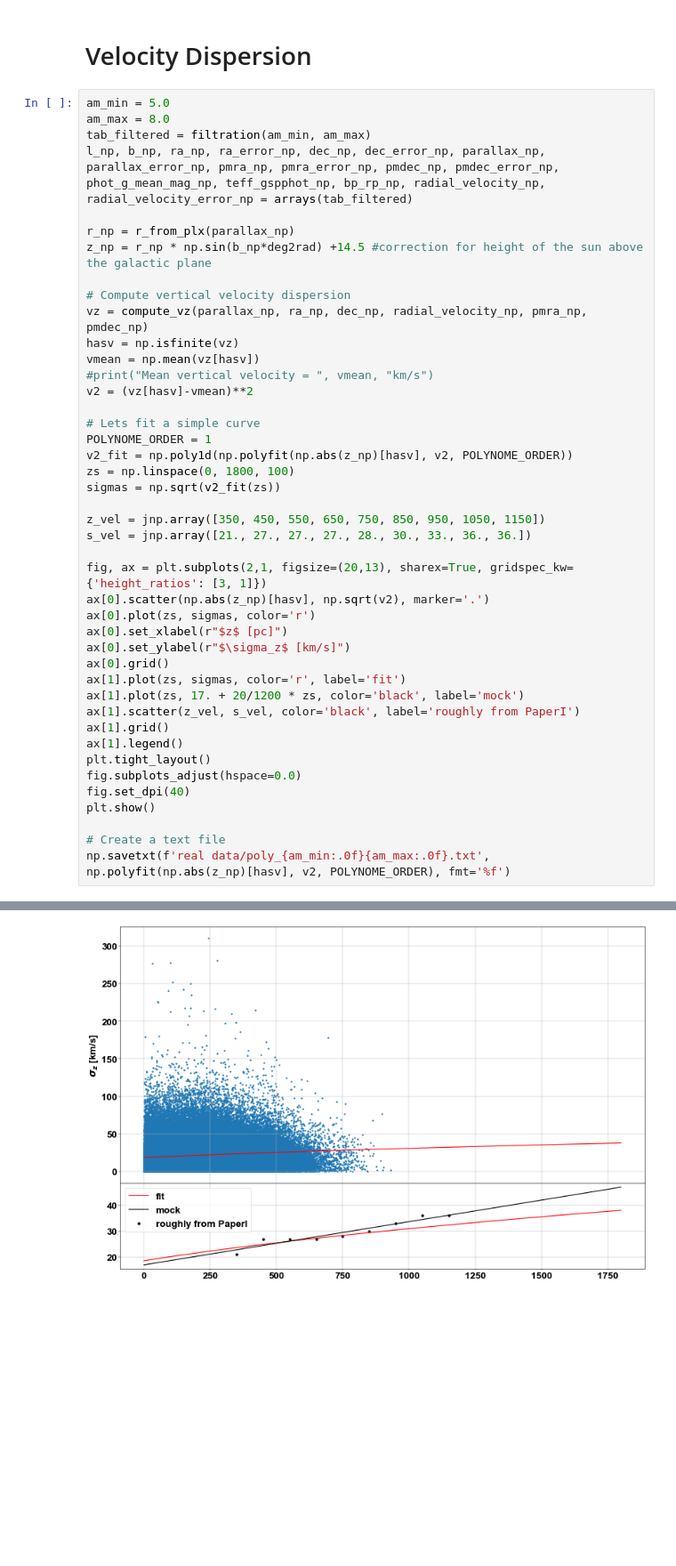
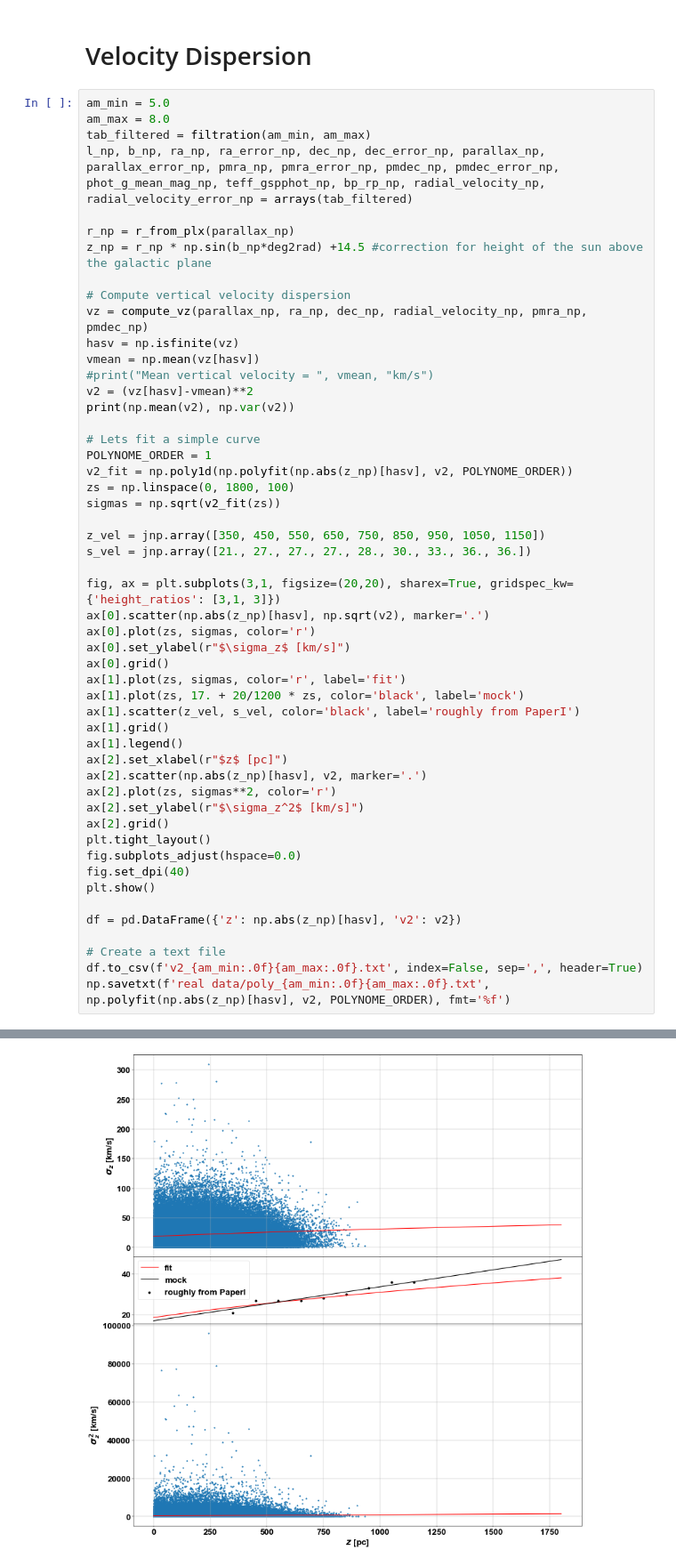
Before and after one commit to rubba0220/Bachelorarbeit, a Jupyter notebook: GaiaDR3_Data.ipynb, the cells around one changed output, grey strips where cells are left out. Shown at 89% size. Cells and saved outputs as stored; diff of their text form; blank space fills up the shorter version.

```diff
--- a/GaiaDR3_Data.ipynb
+++ b/GaiaDR3_Data.ipynb
@@ -364,6 +364,7 @@ hasv = np.isfinite(vz)
 vmean = np.mean(vz[hasv])
 #print("Mean vertical velocity = ", vmean, "km/s")
 v2 = (vz[hasv]-vmean)**2
+print(np.mean(v2), np.var(v2))
 
 # Lets fit a simple curve
 POLYNOME_ORDER = 1
@@ -374,10 +375,9 @@ sigmas = np.sqrt(v2_fit(zs))
 z_vel = jnp.array([350, 450, 550, 650, 750, 850, 950, 1050, 1150])
 s_vel = jnp.array([21., 27., 27., 27., 28., 30., 33., 36., 36.])
 
-fig, ax = plt.subplots(2,1, figsize=(20,13), sharex=True, gridspec_kw={'height_ratios': [3, 1]})
+fig, ax = plt.subplots(3,1, figsize=(20,20), sharex=True, gridspec_kw={'height_ratios': [3,1, 3]})
 ax[0].scatter(np.abs(z_np)[hasv], np.sqrt(v2), marker='.')
 ax[0].plot(zs, sigmas, color='r')
-ax[0].set_xlabel(r"$z$ [pc]")
 ax[0].set_ylabel(r"$\sigma_z$ [km/s]")
 ax[0].grid()
 ax[1].plot(zs, sigmas, color='r', label='fit')
@@ -385,12 +385,20 @@ ax[1].plot(zs, 17. + 20/1200 * zs, color='black', label='mock')
 ax[1].scatter(z_vel, s_vel, color='black', label='roughly from PaperI')
 ax[1].grid()
 ax[1].legend()
+ax[2].set_xlabel(r"$z$ [pc]")
+ax[2].scatter(np.abs(z_np)[hasv], v2, marker='.')
+ax[2].plot(zs, sigmas**2, color='r')
+ax[2].set_ylabel(r"$\sigma_z^2$ [km/s]")
+ax[2].grid()
 plt.tight_layout()
 fig.subplots_adjust(hspace=0.0)
 fig.set_dpi(40)
 plt.show()
 
+df = pd.DataFrame({'z': np.abs(z_np)[hasv], 'v2': v2})
+
 # Create a text file
+df.to_csv(f'v2_{am_min:.0f}{am_max:.0f}.txt', index=False, sep=',', header=True)
 np.savetxt(f'real data/poly_{am_min:.0f}{am_max:.0f}.txt', np.polyfit(np.abs(z_np)[hasv], v2, POLYNOME_ORDER), fmt='%f')
 # %% [output]
 Requirement: Inside the cylinder of 2 * 1800.0 pc hight (centered at galactic plane!). Removes an additional 6.81e+02 sources
@@ -402,4 +411,4 @@ We are left with 5.36e+05 sources
-[figure, old version]
+[figure, new version]
 # %%
 def vel_disp(am_min, am_max, n_bins):
     tab_filtered = filtration(am_min, am_max)
```
Also changed, not shown: parts of 1 cell of this notebook, 8 other files.
